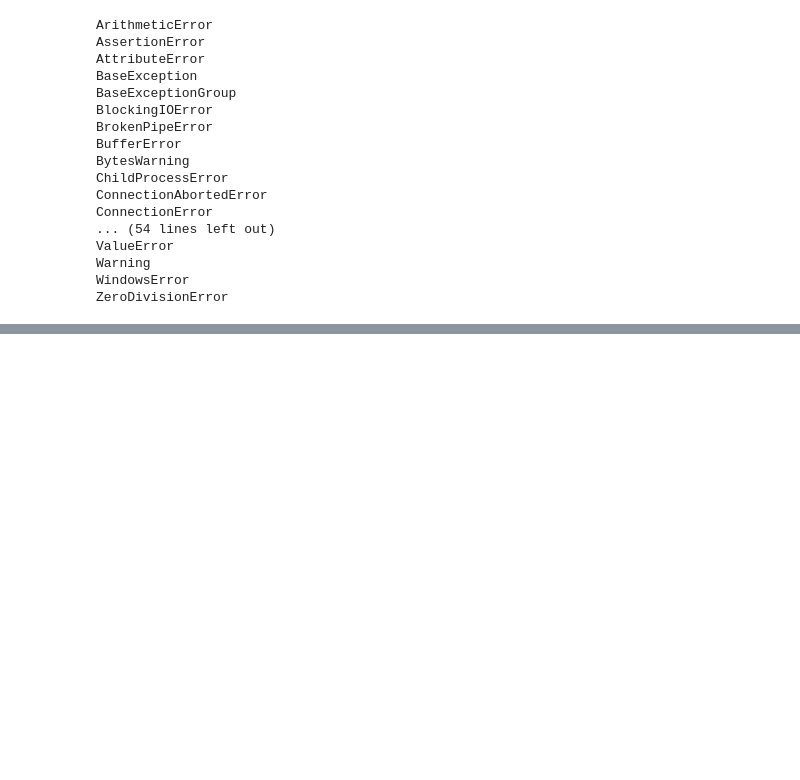
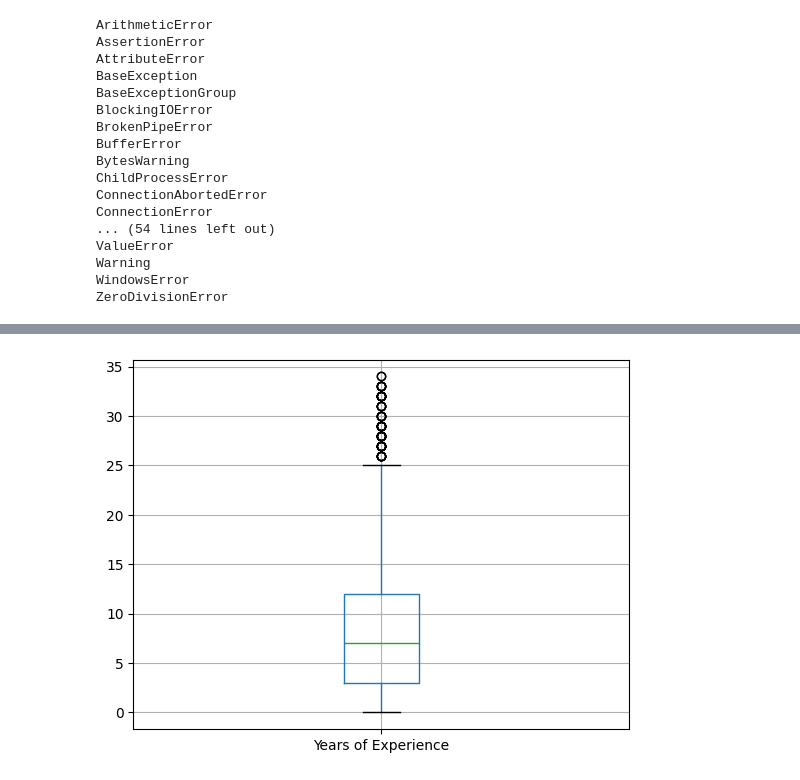
Before and after one commit to innovatorcoder1/PythonCode, a Jupyter notebook: Python.ipynb, the cells around one changed output, grey strips where cells are left out. Drawn from its saved outputs; the diff is of its cells as text; code cells hidden in the pictures; blank space fills up the shorter version.

```diff
--- a/Python.ipynb
+++ b/Python.ipynb
@@ -437,0 +450,2 @@ ZeroDivisionError
+# %%
+df = pd.read_csv('salary/Salary_Data.csv')
@@ -437,0 +569,8 @@ ZeroDivisionError
+# %%
+
+
+# Box plot
+df.boxplot(column='Years of Experience')
+plt.show()
+# %% [output]
+[figure, added]
```
Also changed, not shown: parts of 14 cells of this notebook, 8 other files.
